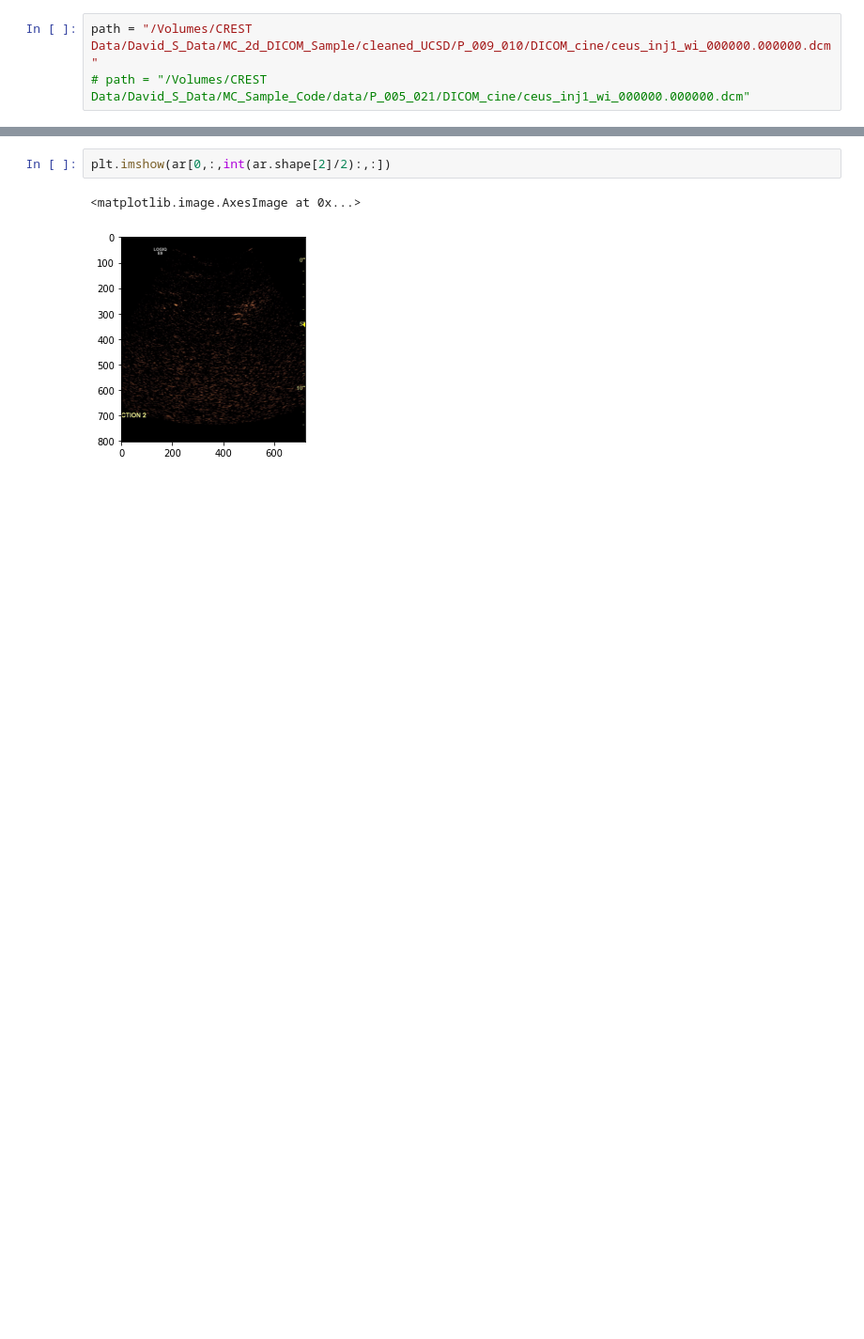
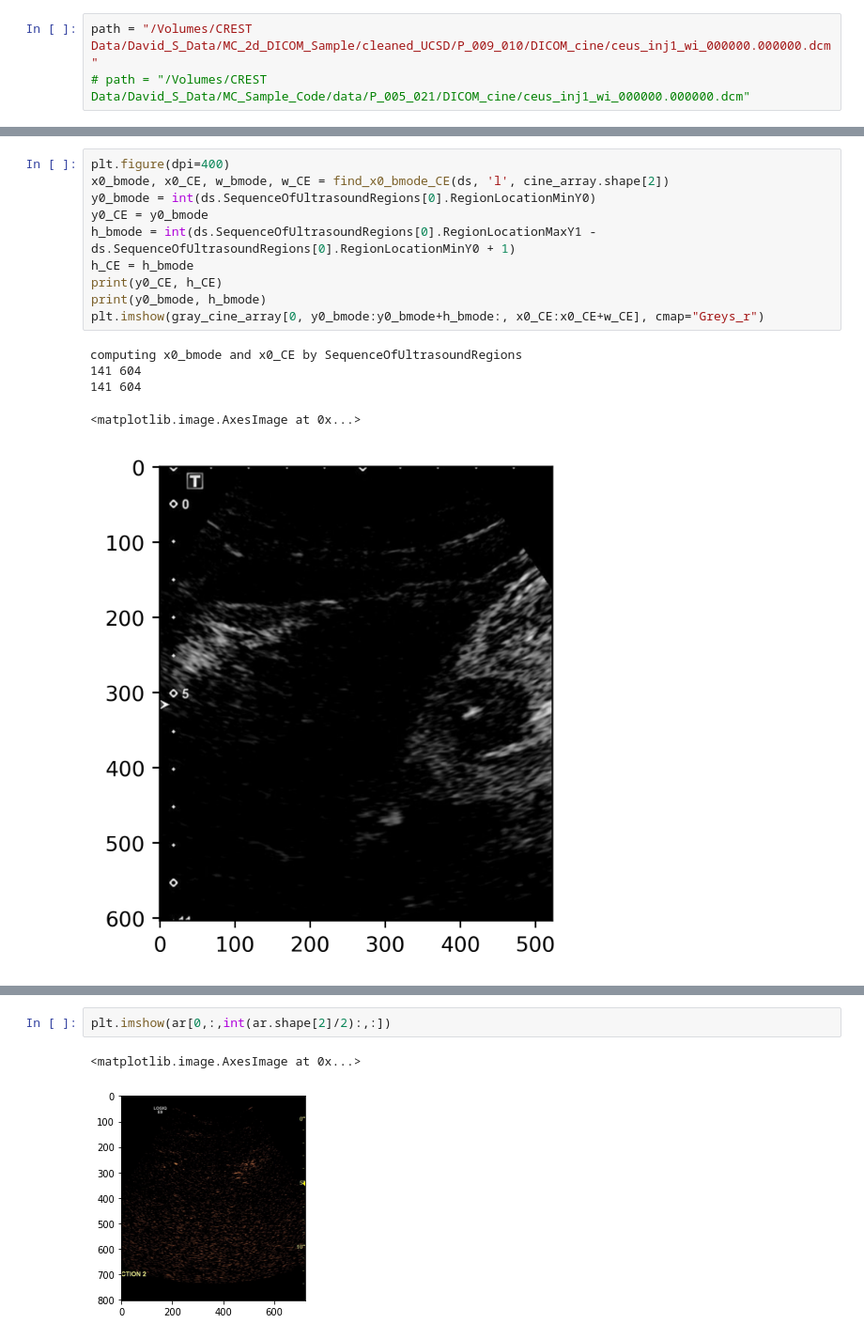
Before and after one commit to azifan/Qultra, a Jupyter notebook: testDicom.ipynb, the cells around one changed output, grey strips where cells are left out. Shown at 94% size. Drawn from its saved outputs; the diff is of its cells as text; blank space fills up the shorter version.

```diff
--- a/testDicom.ipynb
+++ b/testDicom.ipynb
@@ -38,0 +214,16 @@ plt.imshow(ar[0,:,:int(ar.shape[2]/2),:])
+# %%
+plt.figure(dpi=400)
+x0_bmode, x0_CE, w_bmode, w_CE = find_x0_bmode_CE(ds, 'l', cine_array.shape[2])
+y0_bmode = int(ds.SequenceOfUltrasoundRegions[0].RegionLocationMinY0)
+y0_CE = y0_bmode
+h_bmode = int(ds.SequenceOfUltrasoundRegions[0].RegionLocationMaxY1 - ds.SequenceOfUltrasoundRegions[0].RegionLocationMinY0 + 1)
+h_CE = h_bmode
+print(y0_CE, h_CE)
+print(y0_bmode, h_bmode)
+plt.imshow(gray_cine_array[0, y0_bmode:y0_bmode+h_bmode:, x0_CE:x0_CE+w_CE], cmap="Greys_r")
+# %% [output]
+computing x0_bmode and x0_CE by SequenceOfUltrasoundRegions
+141 604
+141 604
+<matplotlib.image.AxesImage at 0x...>
+[figure, added]
```
Also changed, not shown: parts of 8 cells of this notebook, 5 other files.
